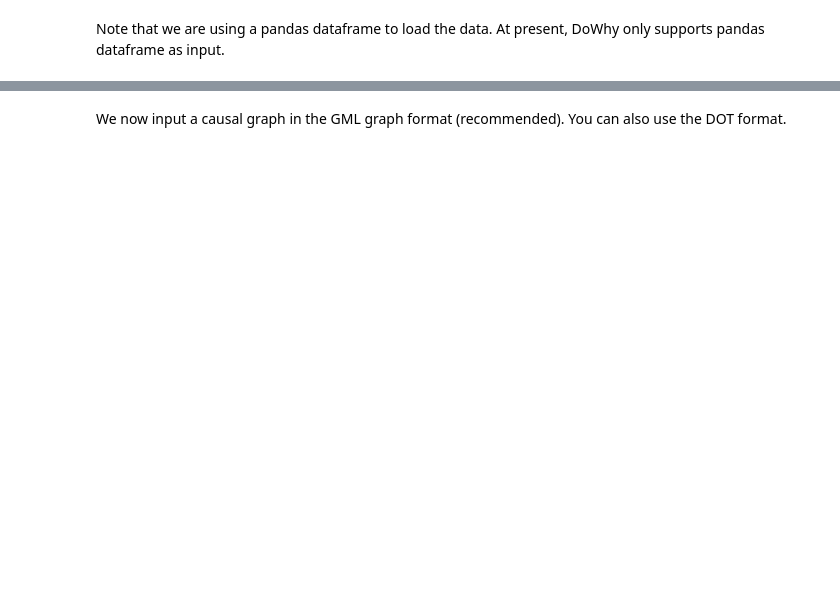
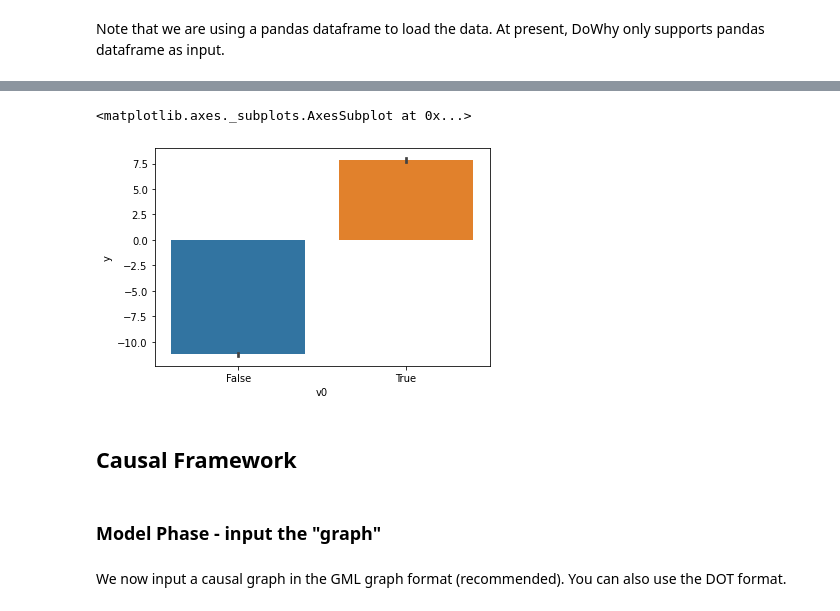
Before and after one commit to bicudorafa/causal-inference-essay-dowhy, a Jupyter notebook: dowhy_example.ipynb, the cells around one changed output, grey strips where cells are left out. Drawn from its saved outputs; the diff is of its cells as text; code cells hidden in the pictures; blank space fills up the shorter version.

Commit message:
Definitive dowhy example nb creation

```diff
--- a/dowhy_example.ipynb
+++ b/dowhy_example.ipynb
@@ -25,16 +24,13 @@ Now, let us load a dataset. For simplicity, we simulate a dataset with linear re
 
 Beta is the true causal effect.
 # %%
-data = dowhy.datasets.linear_dataset(beta=10,
-        num_common_causes=5,
-        num_instruments = 2,
-        num_effect_modifiers=1,
-        num_samples=10000,
+data = dowhy.datasets.linear_dataset(beta=10, # causal coef
+        num_common_causes=7, # cofounders
+        num_instruments = 2, #vi
+        num_treatments=1, # treatment
+        num_samples=10000, # sample
         treatment_is_binary=True,
-        num_discrete_common_causes=1)
+        outcome_is_binary=False)
 df = data["df"]
-print(df.head())
-print(data["dot_graph"])
-print("\n")
-print(data["gml_graph"])
+df.head()
 # %% [output]
@@ -47,0 +85,5 @@ Note that we are using a pandas dataframe to load the data. At present, DoWhy on
+# %%
+sns.barplot(data=df, x='v0', y='y')
+# %% [output]
+<matplotlib.axes._subplots.AxesSubplot at 0x...>
+[figure, added]
@@ -48,3 +93,7 @@ Note that we are using a pandas dataframe to load the data. At present, DoWhy on
+# %% [markdown]
+## Causal Framework
+# %% [markdown]
+### **Model** Phase - input the "graph"
 # %% [markdown]
 We now input a causal graph in the GML graph format (recommended). You can also use the DOT format.
 # %%
```
Also changed, not shown: parts of 18 cells of this notebook, 2 other files.
